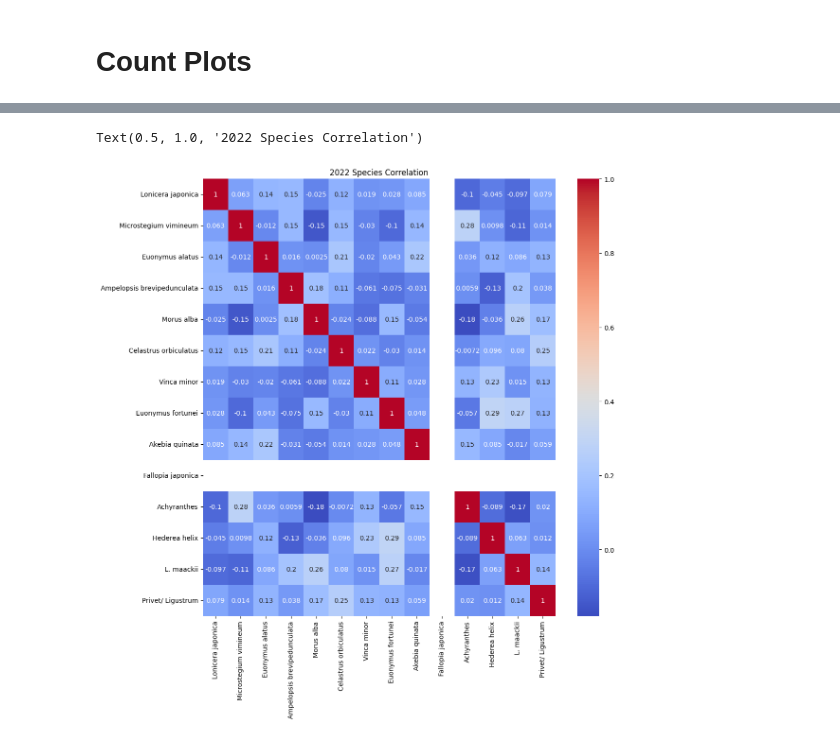
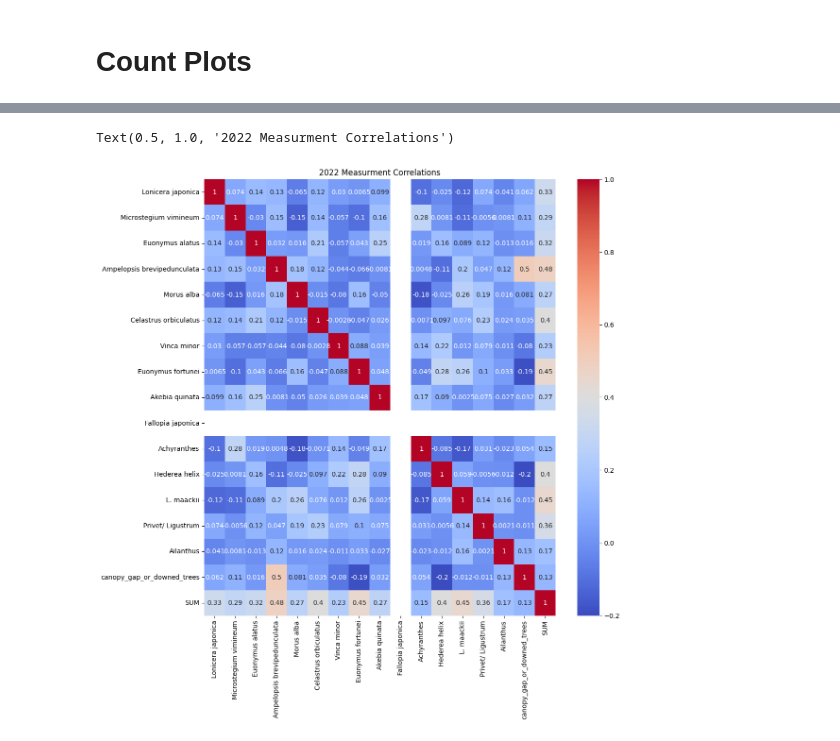
Before and after one commit to zaccowan/Cherokee_Seneca_EDA, a Jupyter notebook: Cherokee_Seneca_2022_2024_EDA.ipynb, the cells around one changed output, grey strips where cells are left out. Cells and saved outputs as stored; diff of their text form; code cells hidden in the pictures.

```diff
--- a/Cherokee_Seneca_2022_2024_EDA.ipynb
+++ b/Cherokee_Seneca_2022_2024_EDA.ipynb
@@ -58,0 +127,12 @@ Index(['Lonicera japonica', 'Microstegium vimineum', 'Euonymus alatus',
+# %%
+# drop columns that will not be useful in EDA.
+senakee2024.drop(columns=['Description', 'N', "E", "S", "W"], inplace=True)
+senakee2022.drop(columns=['Description', 'N', "E", "S", "W"], inplace=True)
+# %%
+# Rename Densiometer calculation columns and canopy gap
+senakee2024.rename(columns={'Calculated using formula in densiometer': "canopy_covered_percent",
+                            'Calculated using formula in densiometer.1': "canopy_not_covered_percent",
+                            'Canopy gap and/or downed trees present': "canopy_gap_or_downed_trees"}, inplace=True)
+senakee2022.rename(columns={'Calculated using formula in densiometer': "canopy_covered_percent",
+                            'Calculated using formula in densiometer.1': "canopy_not_covered_percent",
+                            'Canopy gap and/or downed trees present': "canopy_gap_or_downed_trees"}, inplace=True)
@@ -105,2 +205,6 @@ seneca2022.head()
 # %% [markdown]
 # Count Plots
+# %%
+species_cols = senakee2024.columns[5:20]
+print(species_cols)
+measurement_cols = senakee2024.columns[5:]
@@ -177,7 +273,7 @@ dtype: float64
 # %%
 plt.figure(figsize=(12, 12))
-sns.heatmap(senakee2022[species_cols].corr(), annot=True, cmap='coolwarm')
-plt.title('2022 Species Correlation')
+sns.heatmap(senakee2022[measurement_cols].dropna().corr(), annot=True, cmap='coolwarm')
+plt.title('2022 Measurment Correlations')
 # %% [output]
-Text(0.5, 1.0, '2022 Species Correlation')
+Text(0.5, 1.0, '2022 Measurment Correlations')
-[figure, old version]
+[figure, new version]
```
Also changed, not shown: parts of 24 cells of this notebook.
